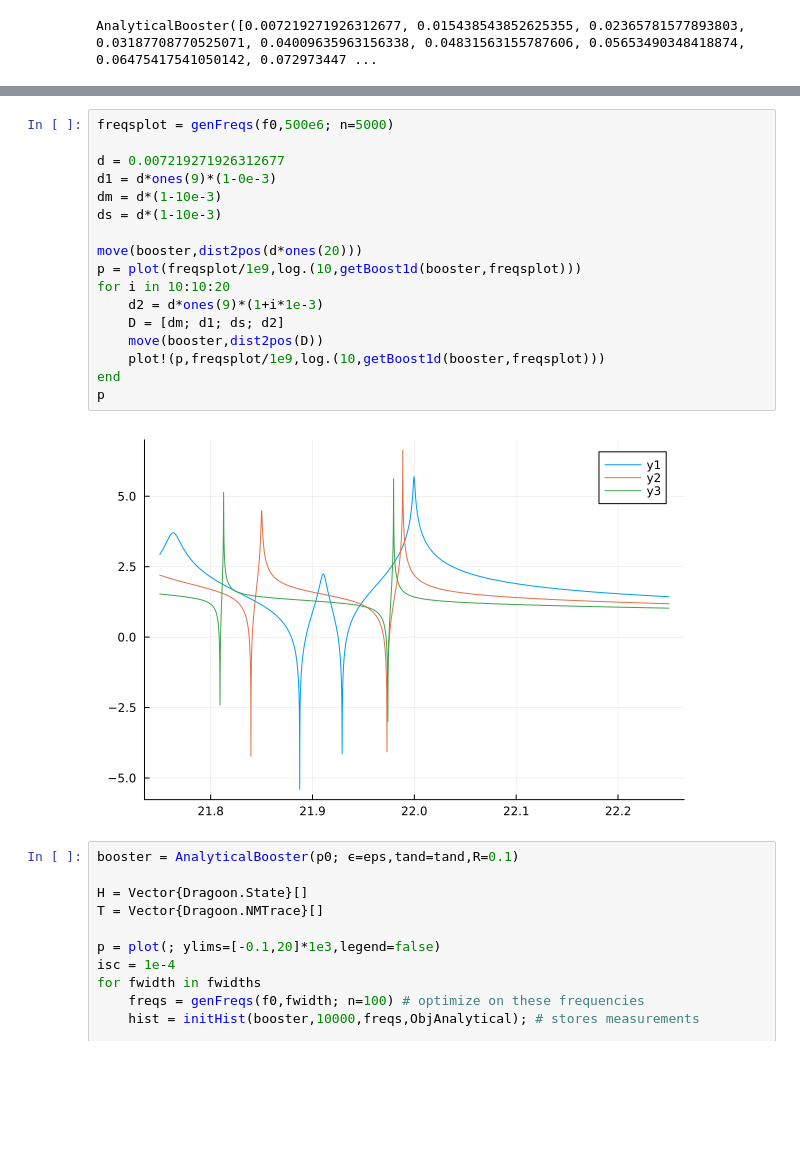
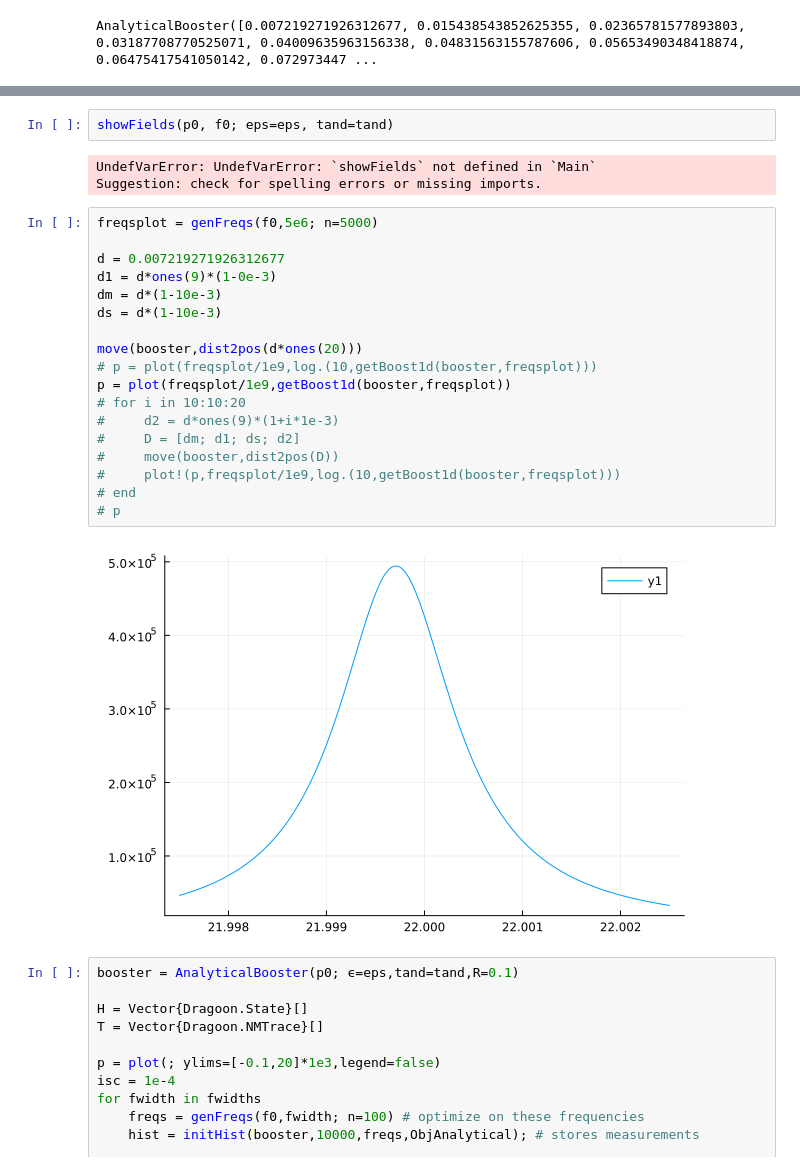
Before and after one commit to bergermann/Dragoon.jl, a Jupyter notebook: examples/anton stuff/wide.ipynb, the cells around one changed output, grey strips where cells are left out. Cells and saved outputs as stored; diff of their text form; blank space fills up the shorter version.

```diff
--- a/examples/anton stuff/wide.ipynb
+++ b/examples/anton stuff/wide.ipynb
@@ -42,22 +78,28 @@ AnalyticalBooster([0.007219271926312677, 0.015438543852625355, 0.023657815778938
+# %%
+showFields(p0, f0; eps=eps, tand=tand)
+# %% [output]
+UndefVarError: UndefVarError: `showFields` not defined in `Main`
+Suggestion: check for spelling errors or missing imports.
 # %%
-freqsplot = genFreqs(f0,500e6; n=5000)
+freqsplot = genFreqs(f0,5e6; n=5000)
 
 d = 0.007219271926312677
 d1 = d*ones(9)*(1-0e-3)
 dm = d*(1-10e-3)
 ds = d*(1-10e-3)
 
 move(booster,dist2pos(d*ones(20)))
-p = plot(freqsplot/1e9,log.(10,getBoost1d(booster,freqsplot)))
-for i in 10:10:20
-    d2 = d*ones(9)*(1+i*1e-3)
-    D = [dm; d1; ds; d2]
-    move(booster,dist2pos(D))
-    plot!(p,freqsplot/1e9,log.(10,getBoost1d(booster,freqsplot)))
-end
-p
+# p = plot(freqsplot/1e9,log.(10,getBoost1d(booster,freqsplot)))
+p = plot(freqsplot/1e9,getBoost1d(booster,freqsplot))
+# for i in 10:10:20
+#     d2 = d*ones(9)*(1+i*1e-3)
+#     D = [dm; d1; ds; d2]
+#     move(booster,dist2pos(D))
+#     plot!(p,freqsplot/1e9,log.(10,getBoost1d(booster,freqsplot)))
+# end
+# p
 # %% [output]
-[figure, old version]
+[figure, new version]
 # %%
 booster = AnalyticalBooster(p0; ϵ=eps,tand=tand,R=0.1)
 
```
Also changed, not shown: parts of 5 cells of this notebook, 2 other files.
